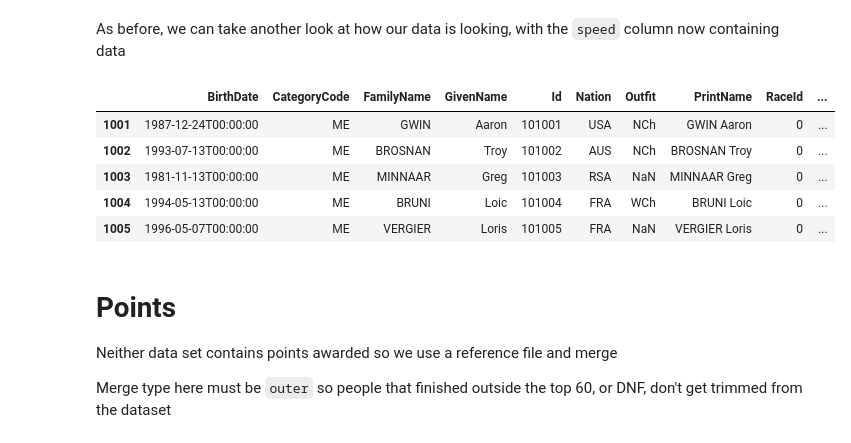
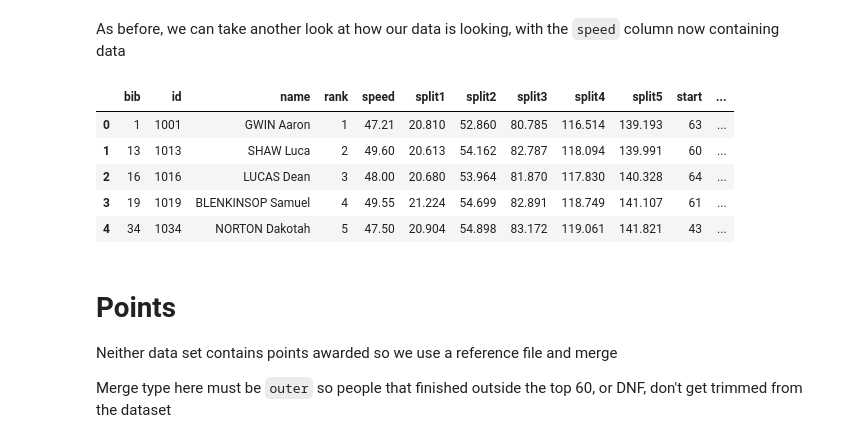
Before and after one commit to domwrap/mtbgeekstats, a Jupyter notebook: 2018/dh_data_fetch.ipynb, the cells around one changed output. Saved outputs shown, nothing was run; the diff lists cells and outputs as text; code cells hidden in the pictures.

```diff
--- a/2018/dh_data_fetch.ipynb
+++ b/2018/dh_data_fetch.ipynb
@@ -245,14 +249,14 @@ df2['Age'] = [ calculate_age( dt.datetime.strptime( dob[:10], "%Y-%m-%d" ) ) for
 # %% [markdown]
 As before, we can take another look at how our data is looking, with the `speed` column now containing data
 # %%
-display( df2.head() )
+display( df.head() )
 # %% [output]
-|  | BirthDate | CategoryCode | FamilyName | GivenName | Id | Nation | Outfit | PrintName | RaceId | ... |
-| 1001 | 1987-12-24T00:00:00 | ME | GWIN | Aaron | 101001 | USA | NCh | GWIN Aaron | 0 | ... |
-| 1002 | 1993-07-13T00:00:00 | ME | BROSNAN | Troy | 101002 | AUS | NCh | BROSNAN Troy | 0 | ... |
-| 1003 | 1981-11-13T00:00:00 | ME | MINNAAR | Greg | 101003 | RSA | NaN | MINNAAR Greg | 0 | ... |
-| 1004 | 1994-05-13T00:00:00 | ME | BRUNI | Loic | 101004 | FRA | WCh | BRUNI Loic | 0 | ... |
-| 1005 | 1996-05-07T00:00:00 | ME | VERGIER | Loris | 101005 | FRA | NaN | VERGIER Loris | 0 | ... |
+|  | bib | id | name | rank | speed | split1 | split2 | split3 | split4 | split5 | start | ... |
+| 0 | 1 | 1001 | GWIN Aaron | 1 | 47.21 | 20.810 | 52.860 | 80.785 | 116.514 | 139.193 | 63 | ... |
+| 1 | 13 | 1013 | SHAW Luca | 2 | 49.60 | 20.613 | 54.162 | 82.787 | 118.094 | 139.991 | 60 | ... |
+| 2 | 16 | 1016 | LUCAS Dean | 3 | 48.00 | 20.680 | 53.964 | 81.870 | 117.830 | 140.328 | 64 | ... |
+| 3 | 19 | 1019 | BLENKINSOP Samuel | 4 | 49.55 | 21.224 | 54.699 | 82.891 | 118.749 | 141.107 | 61 | ... |
+| 4 | 34 | 1034 | NORTON Dakotah | 5 | 47.50 | 20.904 | 54.898 | 83.172 | 119.061 | 141.821 | 43 | ... |
 # %% [markdown]
 # Points
 
```
Also changed, not shown: parts of 3 cells of this notebook, 1 other file.
